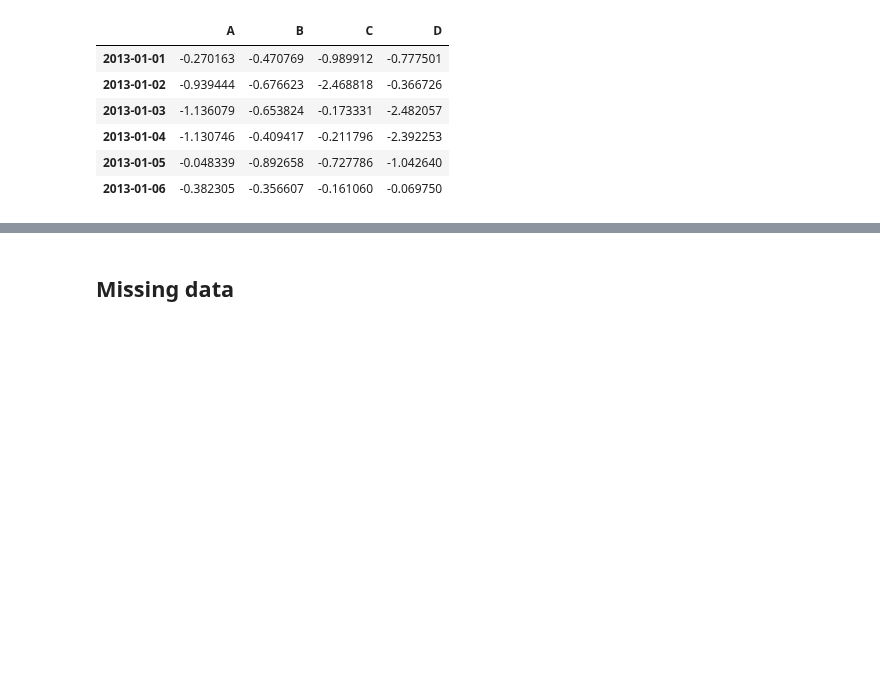
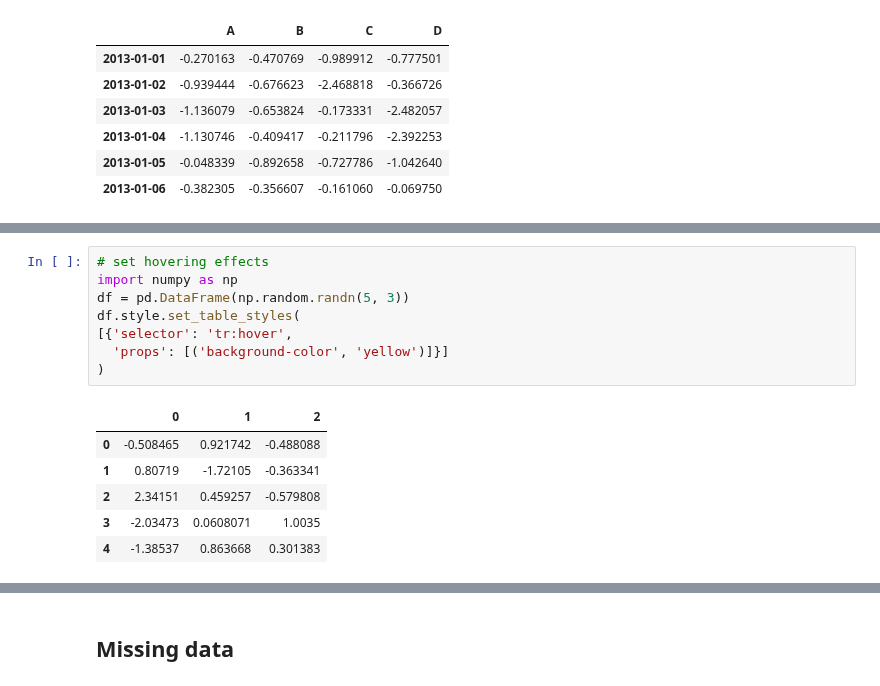
Before and after one commit to NelisW/PythonNotesToSelf, a Jupyter notebook: pandas/PandasCheatSheet.ipynb, the cells around one changed output, grey strips where cells are left out. Saved outputs shown, nothing was run; the diff lists cells and outputs as text; blank space fills up the shorter version.

```diff
--- a/pandas/PandasCheatSheet.ipynb
+++ b/pandas/PandasCheatSheet.ipynb
@@ -2213,0 +2275,15 @@ df2
+# %%
+# set hovering effects
+import numpy as np
+df = pd.DataFrame(np.random.randn(5, 3))
+df.style.set_table_styles(
+[{'selector': 'tr:hover',
+  'props': [('background-color', 'yellow')]}]
+)
+# %% [output]
+|  | 0 | 1 | 2 |
+| 0 | -0.508465 | 0.921742 | -0.488088 |
+| 1 | 0.80719 | -1.72105 | -0.363341 |
+| 2 | 2.34151 | 0.459257 | -0.579808 |
+| 3 | -2.03473 | 0.0608071 | 1.0035 |
+| 4 | -1.38537 | 0.863668 | 0.301383 |
```
Also changed, not shown: parts of 17 cells of this notebook.
